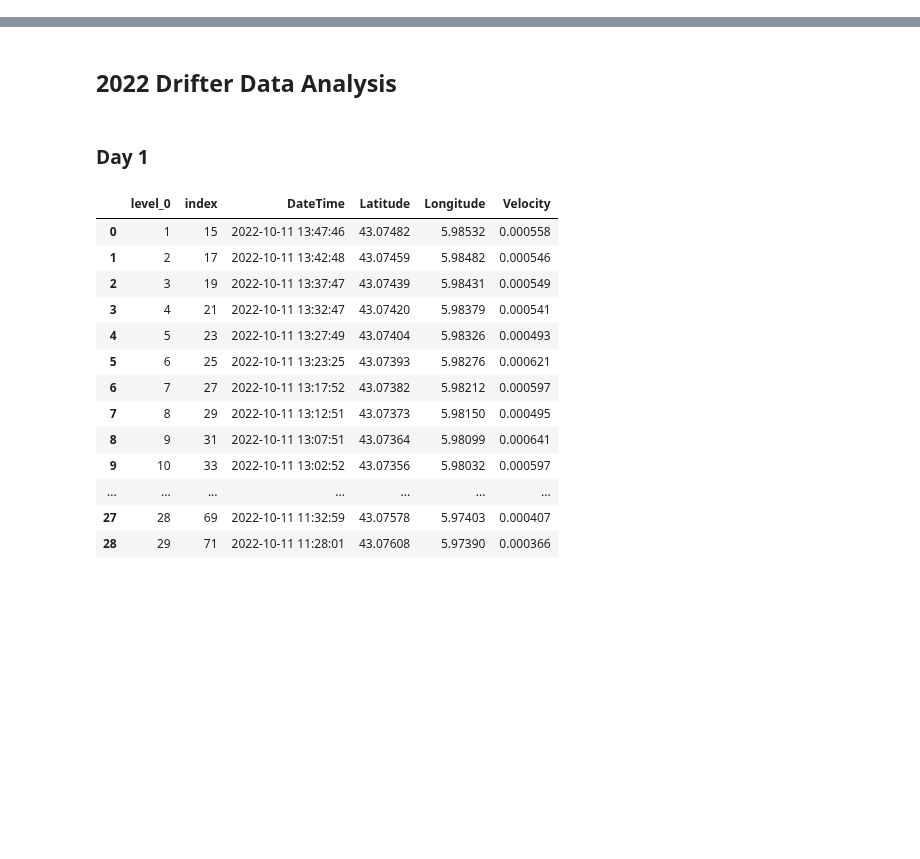
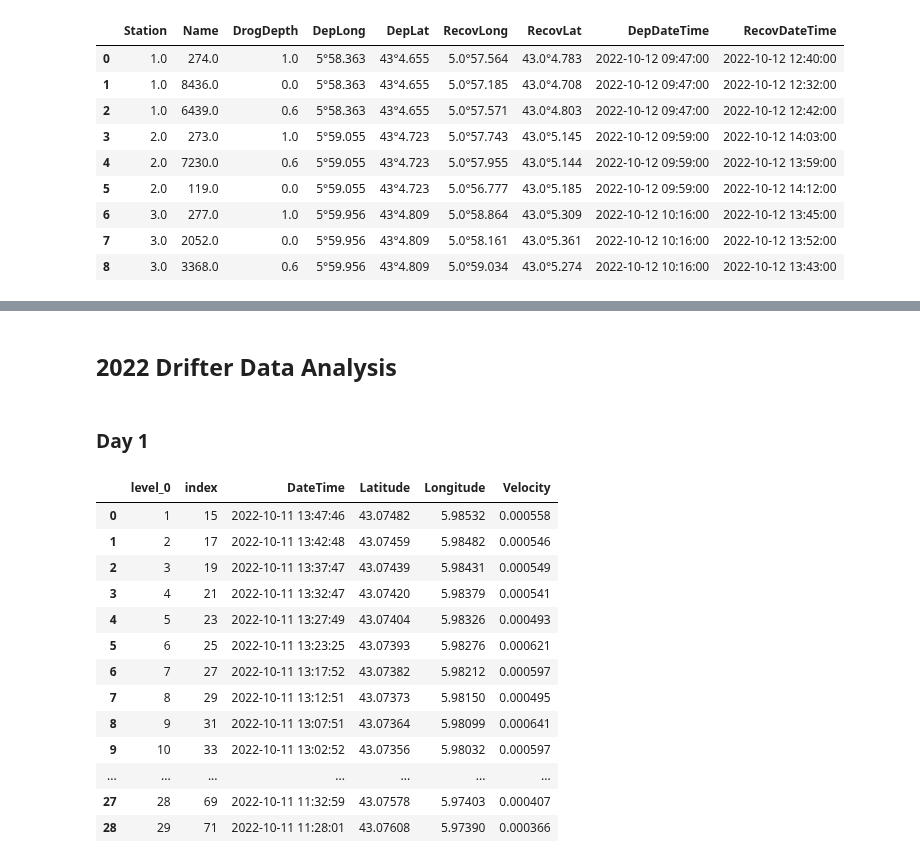
Before and after one commit to olanrewajufarooq/OceanographyAnalysis, a Jupyter notebook: Python/drifter.ipynb, the cells around one changed output, grey strips where cells are left out. Cells and saved outputs as stored; diff of their text form; code cells hidden in the pictures; blank space fills up the shorter version.

```diff
--- a/Python/drifter.ipynb
+++ b/Python/drifter.ipynb
@@ -332,2 +349,15 @@ D.read_logsheet(f"{working_dir}/drifters-logsheet.csv")
+# %%
+D.logsheet
+# %% [output]
+|  | Station | Name | DrogDepth | DepLong | DepLat | RecovLong | RecovLat | DepDateTime | RecovDateTime |
+| 0 | 1.0 | 274.0 | 1.0 | 5°58.363 | 43°4.655 | 5.0°57.564 | 43.0°4.783 | 2022-10-12 09:47:00 | 2022-10-12 12:40:00 |
+| 1 | 1.0 | 8436.0 | 0.0 | 5°58.363 | 43°4.655 | 5.0°57.185 | 43.0°4.708 | 2022-10-12 09:47:00 | 2022-10-12 12:32:00 |
+| 2 | 1.0 | 6439.0 | 0.6 | 5°58.363 | 43°4.655 | 5.0°57.571 | 43.0°4.803 | 2022-10-12 09:47:00 | 2022-10-12 12:42:00 |
+| 3 | 2.0 | 273.0 | 1.0 | 5°59.055 | 43°4.723 | 5.0°57.743 | 43.0°5.145 | 2022-10-12 09:59:00 | 2022-10-12 14:03:00 |
+| 4 | 2.0 | 7230.0 | 0.6 | 5°59.055 | 43°4.723 | 5.0°57.955 | 43.0°5.144 | 2022-10-12 09:59:00 | 2022-10-12 13:59:00 |
+| 5 | 2.0 | 119.0 | 0.0 | 5°59.055 | 43°4.723 | 5.0°56.777 | 43.0°5.185 | 2022-10-12 09:59:00 | 2022-10-12 14:12:00 |
+| 6 | 3.0 | 277.0 | 1.0 | 5°59.956 | 43°4.809 | 5.0°58.864 | 43.0°5.309 | 2022-10-12 10:16:00 | 2022-10-12 13:45:00 |
+| 7 | 3.0 | 2052.0 | 0.0 | 5°59.956 | 43°4.809 | 5.0°58.161 | 43.0°5.361 | 2022-10-12 10:16:00 | 2022-10-12 13:52:00 |
+| 8 | 3.0 | 3368.0 | 0.6 | 5°59.956 | 43°4.809 | 5.0°59.034 | 43.0°5.274 | 2022-10-12 10:16:00 | 2022-10-12 13:43:00 |
 # %%
 D.time_shift(2)
```
Also changed, not shown: parts of 9 cells of this notebook.
